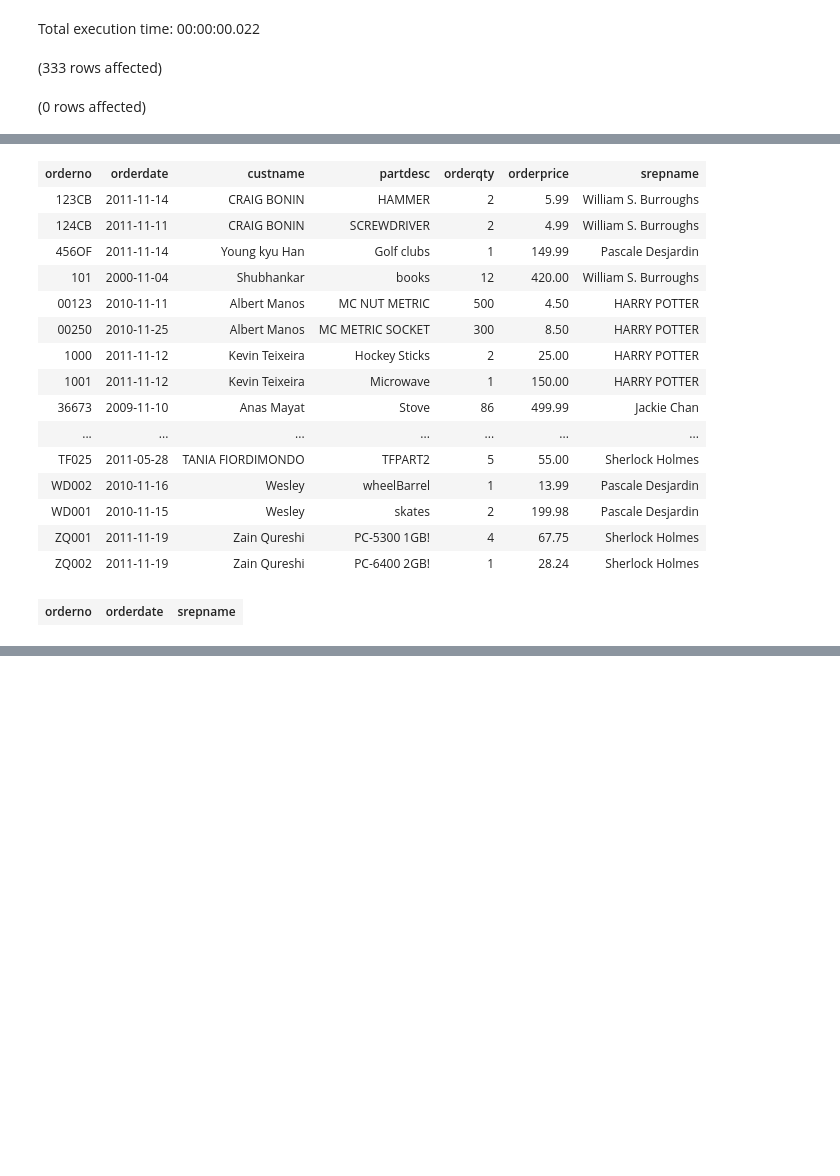
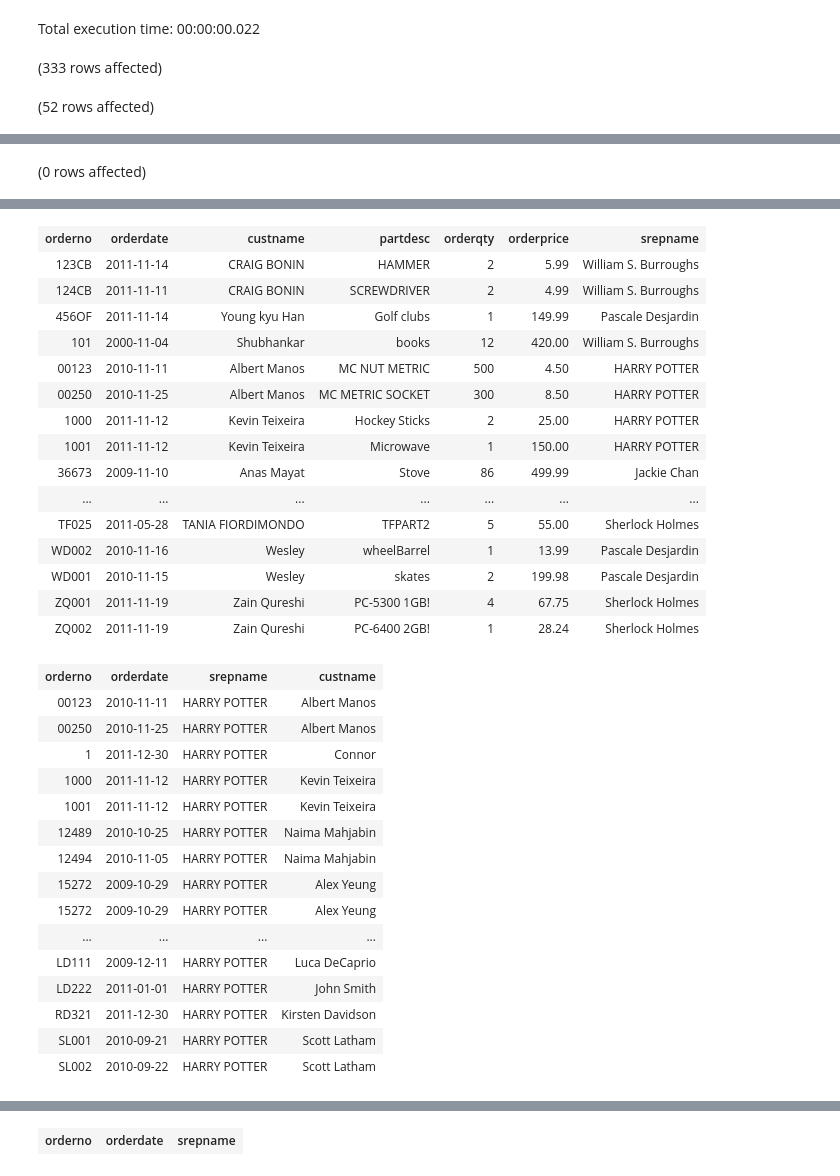
Before and after one commit to Adolfo-David-Romero/BonusAssignment3B, a Jupyter notebook: Assignment3B-Bonus.ipynb, the cells around one changed output, grey strips where cells are left out. Drawn from its saved outputs; the diff is of its cells as text; code cells hidden in the pictures; blank space fills up the shorter version.

Commit message:
Added more test cases for part b. Added some more comments for understanding. Likely last commit - Thank you for the semester.

```diff
--- a/Assignment3B-Bonus.ipynb
+++ b/Assignment3B-Bonus.ipynb
@@ -262,11 +263,19 @@ Commands completed successfully.
 Total execution time: 00:00:00.022
 # %%
 --test
-EXEC GenerateSalesAnalysisReport 'so.orderno, so.orderdate, c.custname, p.partdesc, op.orderqty, op.orderprice, sr.srepname'
-EXEC GenerateSalesAnalysisReport
+EXEC GenerateSalesAnalysisReport 'so.orderno, so.orderdate, c.custname, p.partdesc, op.orderqty, op.orderprice, sr.srepname' --tests everything
+
+EXEC GenerateSalesAnalysisReport --fitler by salesrep
+    @Columns = 'so.orderno, so.orderdate, sr.srepname, c.custname',
+    @SrepName = 'HARRY POTTER';
+
+EXEC GenerateSalesAnalysisReport --test with min parameters
+    @Columns = 'sr.srepname, op.orderqty';
+
+EXEC GenerateSalesAnalysisReport --test with not real dates
     @Columns = 'so.orderno, so.orderdate, sr.srepname',
     @Min = '2025-01-01',
     @Max = '2025-12-31';
 # %% [output]
 (333 rows affected)
-(0 rows affected)
+(52 rows affected)
@@ -273,0 +283 @@ Total execution time: 00:00:00.041
+(0 rows affected)
@@ -274,17 +285,32 @@ Total execution time: 00:00:00.041
 | orderno | orderdate | custname | partdesc | orderqty | orderprice | srepname |
 | 123CB | 2011-11-14 | CRAIG BONIN | HAMMER | 2 | 5.99 | William S. Burroughs |
 | 124CB | 2011-11-11 | CRAIG BONIN | SCREWDRIVER | 2 | 4.99 | William S. Burroughs |
 | 456OF | 2011-11-14 | Young kyu Han | Golf clubs | 1 | 149.99 | Pascale Desjardin |
 | 101 | 2000-11-04 | Shubhankar | books | 12 | 420.00 | William S. Burroughs |
 | 00123 | 2010-11-11 | Albert Manos | MC NUT METRIC | 500 | 4.50 | HARRY POTTER |
 | 00250 | 2010-11-25 | Albert Manos | MC METRIC SOCKET | 300 | 8.50 | HARRY POTTER |
 | 1000 | 2011-11-12 | Kevin Teixeira | Hockey Sticks | 2 | 25.00 | HARRY POTTER |
 | 1001 | 2011-11-12 | Kevin Teixeira | Microwave | 1 | 150.00 | HARRY POTTER |
 | 36673 | 2009-11-10 | Anas Mayat | Stove | 86 | 499.99 | Jackie Chan |
 | ... | ... | ... | ... | ... | ... | ... |
 | TF025 | 2011-05-28 | TANIA FIORDIMONDO | TFPART2 | 5 | 55.00 | Sherlock Holmes |
 | WD002 | 2010-11-16 | Wesley | wheelBarrel | 1 | 13.99 | Pascale Desjardin |
 | WD001 | 2010-11-15 | Wesley | skates | 2 | 199.98 | Pascale Desjardin |
 | ZQ001 | 2011-11-19 | Zain Qureshi | PC-5300 1GB! | 4 | 67.75 | Sherlock Holmes |
 | ZQ002 | 2011-11-19 | Zain Qureshi | PC-6400 2GB! | 1 | 28.24 | Sherlock Holmes |
-| orderno | orderdate | srepname |
+| orderno | orderdate | srepname | custname |
+| 00123 | 2010-11-11 | HARRY POTTER | Albert Manos |
+| 00250 | 2010-11-25 | HARRY POTTER | Albert Manos |
+| 1 | 2011-12-30 | HARRY POTTER | Connor |
+| 1000 | 2011-11-12 | HARRY POTTER | Kevin Teixeira |
+| 1001 | 2011-11-12 | HARRY POTTER | Kevin Teixeira |
+| 12489 | 2010-10-25 | HARRY POTTER | Naima Mahjabin |
+| 12494 | 2010-11-05 | HARRY POTTER | Naima Mahjabin |
+| 15272 | 2009-10-29 | HARRY POTTER | Alex Yeung |
+| 15272 | 2009-10-29 | HARRY POTTER | Alex Yeung |
+| ... | ... | ... | ... |
+| LD111 | 2009-12-11 | HARRY POTTER | Luca DeCaprio |
+| LD222 | 2011-01-01 | HARRY POTTER | John Smith |
+| RD321 | 2011-12-30 | HARRY POTTER | Kirsten Davidson |
+| SL001 | 2010-09-21 | HARRY POTTER | Scott Latham |
+| SL002 | 2010-09-22 | HARRY POTTER | Scott Latham |
@@ -290,0 +333 @@ Total execution time: 00:00:00.041
+| orderno | orderdate | srepname |
```
Also changed, not shown: parts of 3 cells of this notebook.
